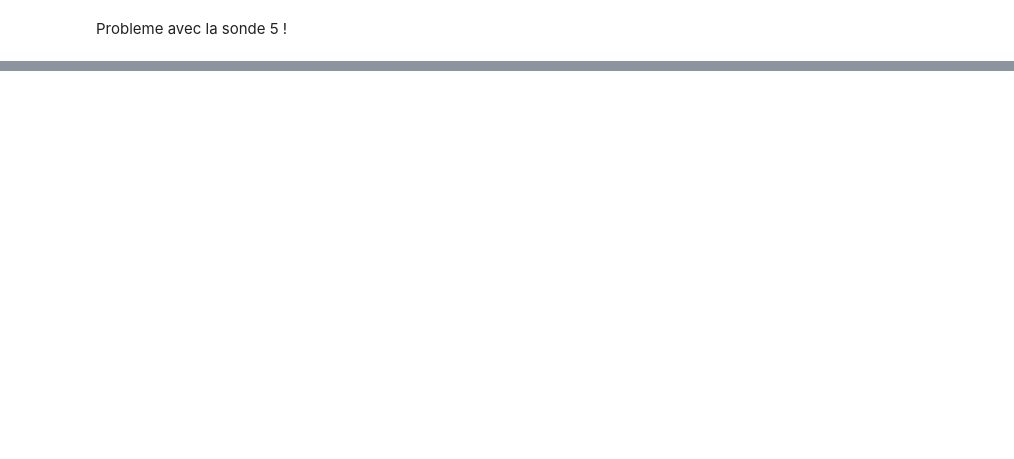
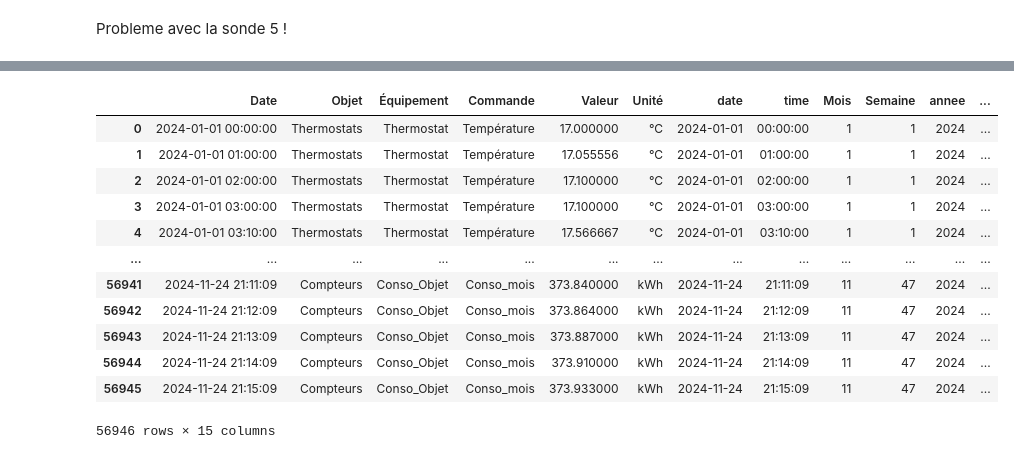
Before and after one commit to leabizbille/ProjetIOT, a Jupyter notebook: Marc.ipynb, the cells around one changed output, grey strips where cells are left out. Drawn from its saved outputs; the diff is of its cells as text; code cells hidden in the pictures; blank space fills up the shorter version.

Commit message:
Sous tableau et gestion des minutes / secondes

```diff
--- a/Marc.ipynb
+++ b/Marc.ipynb
@@ -464,0 +449,17 @@ plt.show()
+# %%
+from IPython.display import display
+display(Marc)
+# %% [output]
+|  | Date | Objet | Équipement | Commande | Valeur | Unité | date | time | Mois | Semaine | annee | ... |
+| 0 | 2024-01-01 00:00:00 | Thermostats | Thermostat | Température | 17.000000 | °C | 2024-01-01 | 00:00:00 | 1 | 1 | 2024 | ... |
+| 1 | 2024-01-01 01:00:00 | Thermostats | Thermostat | Température | 17.055556 | °C | 2024-01-01 | 01:00:00 | 1 | 1 | 2024 | ... |
+| 2 | 2024-01-01 02:00:00 | Thermostats | Thermostat | Température | 17.100000 | °C | 2024-01-01 | 02:00:00 | 1 | 1 | 2024 | ... |
+| 3 | 2024-01-01 03:00:00 | Thermostats | Thermostat | Température | 17.100000 | °C | 2024-01-01 | 03:00:00 | 1 | 1 | 2024 | ... |
+| 4 | 2024-01-01 03:10:00 | Thermostats | Thermostat | Température | 17.566667 | °C | 2024-01-01 | 03:10:00 | 1 | 1 | 2024 | ... |
+| ... | ... | ... | ... | ... | ... | ... | ... | ... | ... | ... | ... | ... |
+| 56941 | 2024-11-24 21:11:09 | Compteurs | Conso_Objet | Conso_mois | 373.840000 | kWh | 2024-11-24 | 21:11:09 | 11 | 47 | 2024 | ... |
+| 56942 | 2024-11-24 21:12:09 | Compteurs | Conso_Objet | Conso_mois | 373.864000 | kWh | 2024-11-24 | 21:12:09 | 11 | 47 | 2024 | ... |
+| 56943 | 2024-11-24 21:13:09 | Compteurs | Conso_Objet | Conso_mois | 373.887000 | kWh | 2024-11-24 | 21:13:09 | 11 | 47 | 2024 | ... |
+| 56944 | 2024-11-24 21:14:09 | Compteurs | Conso_Objet | Conso_mois | 373.910000 | kWh | 2024-11-24 | 21:14:09 | 11 | 47 | 2024 | ... |
+| 56945 | 2024-11-24 21:15:09 | Compteurs | Conso_Objet | Conso_mois | 373.933000 | kWh | 2024-11-24 | 21:15:09 | 11 | 47 | 2024 | ... |
+56946 rows × 15 columns
```
Also changed, not shown: parts of 18 cells of this notebook.
